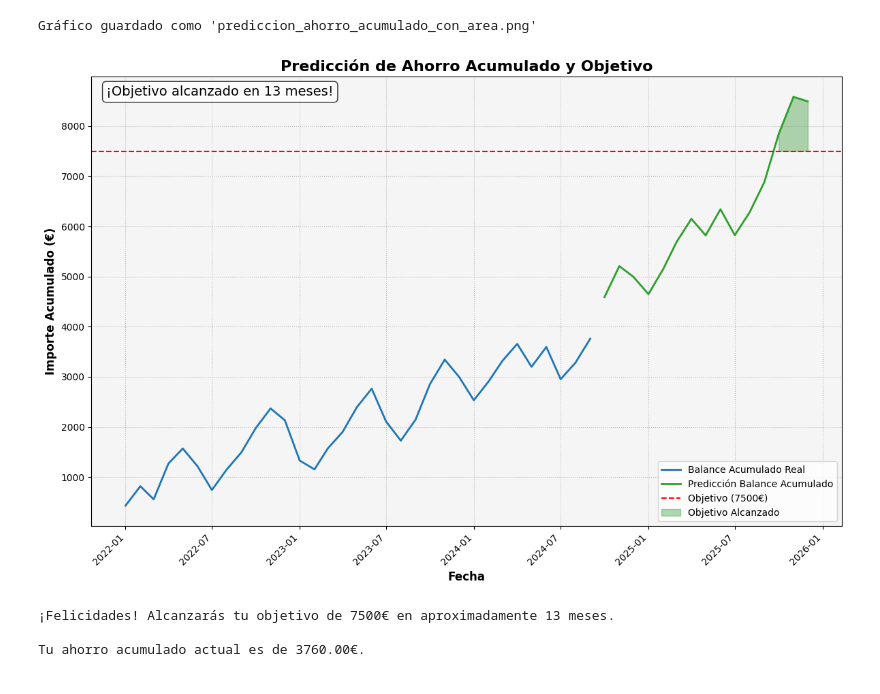
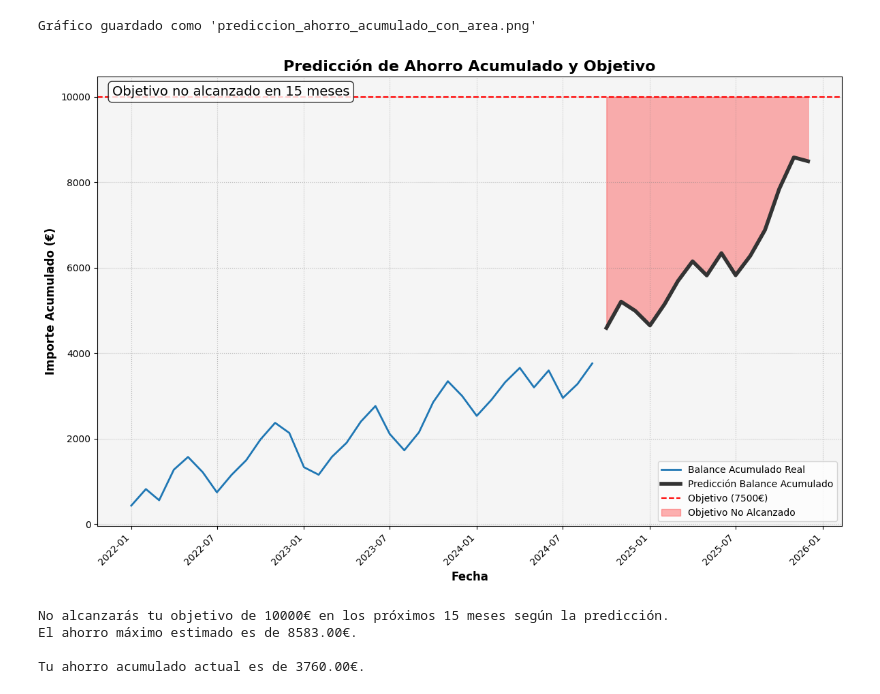
Before and after one commit to diegogerwig/TheBridge_DataScience_Desafio_Data, a Jupyter notebook: graphs/graph_func_goals.ipynb, the cells around one changed output. Drawn from its saved outputs; the diff is of its cells as text; code cells hidden in the pictures.

```diff
--- a/graphs/graph_func_goals.ipynb
+++ b/graphs/graph_func_goals.ipynb
@@ -33,11 +32,11 @@ from datetime import datetime
 
 # Asumiendo que df ya está cargado con los datos del CSV
 
-df['Balance_Acumulado'] = df['Balance'].cumsum()
+df['Balance_Acumulado'] = df['BalancePOS'].cumsum()
 
 # Ajustar modelo SARIMA a los datos de Balance de los últimos 12 meses
 last_12_months = df.last('12M')
-model = SARIMAX(last_12_months['Balance'], order=(1, 1, 1), seasonal_order=(1, 1, 1, 12))
+model = SARIMAX(last_12_months['BalancePOS'], order=(1, 1, 1), seasonal_order=(1, 1, 1, 12))
 results = model.fit()
 
 # Generar predicción para los próximos 15 meses
@@ -61,10 +60,10 @@ ax.set_facecolor('#f5f5f5')
 plt.plot(df.index, df['Balance_Acumulado'], color='#1f77b4', linewidth=2, label='Balance Acumulado Real')
 
 # Graficar la predicción de balance acumulado
-plt.plot(future_dates, future_accumulated, color='#2ca02c', linewidth=2, label='Predicción Balance Acumulado')
+plt.plot(future_dates, future_accumulated, color='#333333', linewidth=4, label='Predicción Balance Acumulado')
 
 # Línea de objetivo
-objetivo = 7500
+objetivo = 10000
 plt.axhline(y=objetivo, color='red', linestyle='--', label='Objetivo (7500€)')
 
 # Verificar si se alcanza el objetivo y añadir área sombreada
@@ -91,34 +90,35 @@ plt.text(0.02, 0.98, mensaje, transform=ax.transAxes, fontsize=14,
          verticalalignment='top', bbox=dict(boxstyle='round', facecolor='white', alpha=0.8))
 
 # Rotar las etiquetas del eje x
 plt.xticks(rotation=45, ha='right')
 
 # Añadir la leyenda dentro del gráfico
 plt.legend(loc='lower right')
 
 # Ajustar el diseño
 plt.tight_layout()
 
 # Guardar el gráfico
 plt.savefig('prediccion_ahorro_acumulado_con_area.png', dpi=300, bbox_inches='tight')
 print("Gráfico guardado como 'prediccion_ahorro_acumulado_con_area.png'")
 
 # Mostrar el gráfico
 plt.show()
 
 # Imprimir información adicional
 if future_accumulated.max() >= objetivo:
     print(f"\n¡Felicidades! Alcanzarás tu objetivo de {objetivo}€ en aproximadamente {meses_para_objetivo} meses.")
 else:
     print(f"\nNo alcanzarás tu objetivo de {objetivo}€ en los próximos 15 meses según la predicción.")
     print(f"El ahorro máximo estimado es de {future_accumulated.max():.2f}€.")
 
 # Calcular y mostrar el ahorro actual
 ahorro_actual = df['Balance_Acumulado'].iloc[-1]
 print(f"\nTu ahorro acumulado actual es de {ahorro_actual:.2f}€.")
 # %% [output]
 Gráfico guardado como 'prediccion_ahorro_acumulado_con_area.png'
-[figure, old version]
+[figure, new version]
-¡Felicidades! Alcanzarás tu objetivo de 7500€ en aproximadamente 13 meses.
+No alcanzarás tu objetivo de 10000€ en los próximos 15 meses según la predicción.
+El ahorro máximo estimado es de 8583.00€.
 
 Tu ahorro acumulado actual es de 3760.00€.
```
Also changed, not shown: parts of 1 cell of this notebook, 4 other files.
